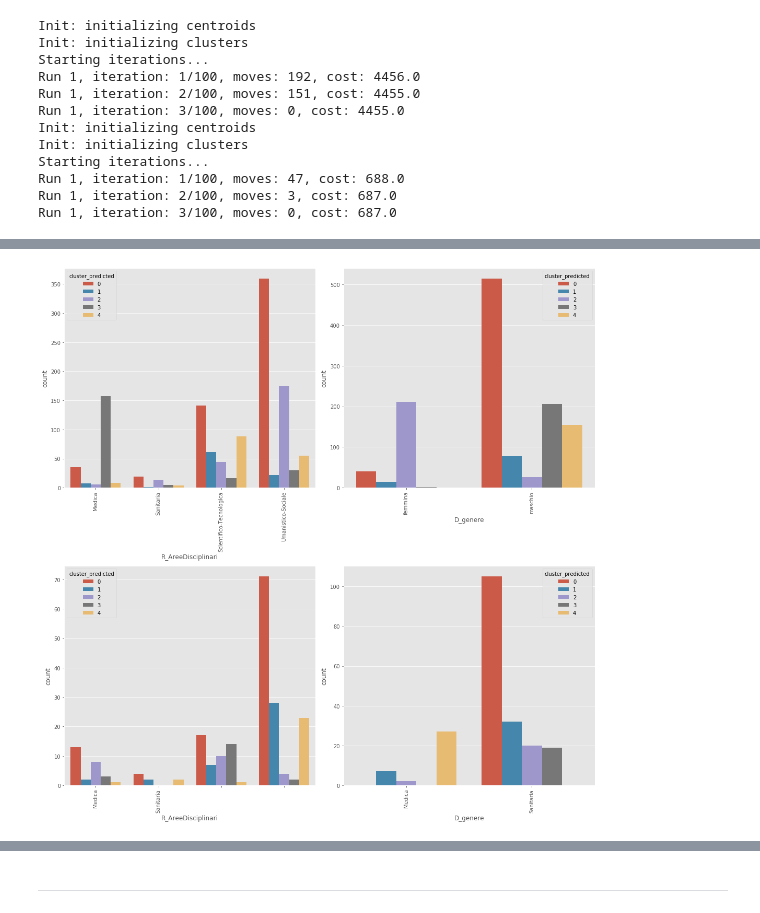
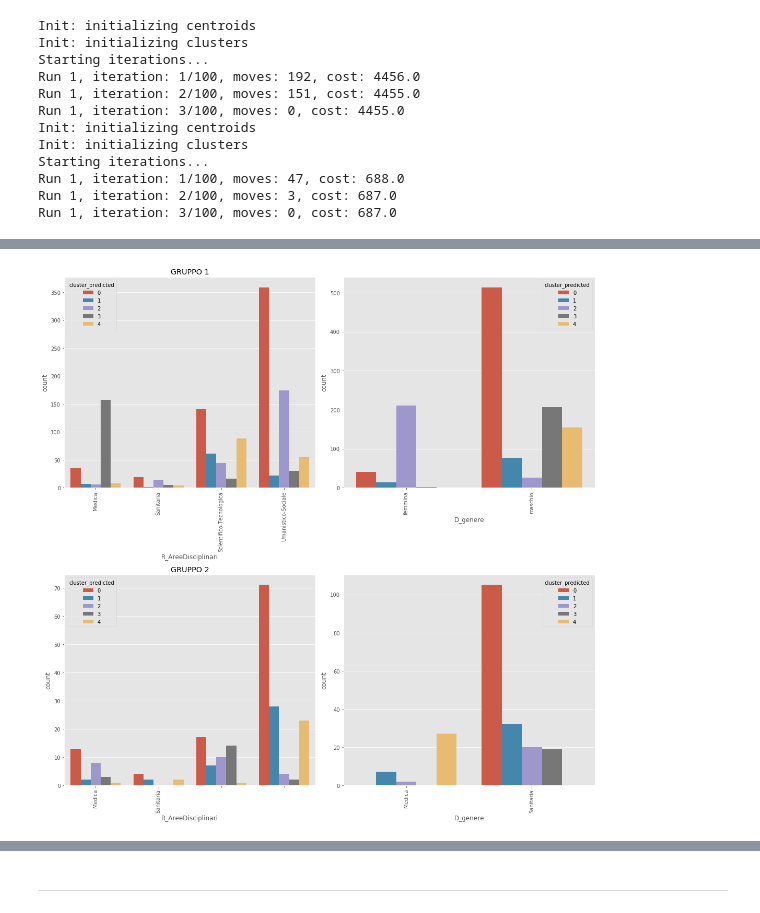
Before and after one commit to domdiac/FORPSICOM, a Jupyter notebook: K Means - 5 cluster.ipynb, the cells around one changed output, grey strips where cells are left out. Cells and saved outputs as stored; diff of their text form; code cells hidden in the pictures.

```diff
--- a/K Means - 5 cluster.ipynb
+++ b/K Means - 5 cluster.ipynb
@@ -269,24 +272,28 @@ plt.show()
 # %%
 f, axs = plt.subplots(2,2,figsize = (15,15))
 
 a=sns.countplot(x=combinedDf1['R_AreeDisciplinari'],hue=combinedDf1['cluster_predicted'],ax=axs[0,0])
 b=sns.countplot(x=combinedDf1['D_genere'],hue=combinedDf1['cluster_predicted'],ax=axs[0,1])
 
 d=sns.countplot(x=combinedDf2['R_AreeDisciplinari'],hue=combinedDf2['cluster_predicted'],ax=axs[1,0])
 e=sns.countplot(x=combinedDf2['D_genere'],hue=combinedDf2['cluster_predicted'],ax=axs[1,1])
+
+
+a.set_title("GRUPPO 1")
+d.set_title("GRUPPO 2")
 
 
 a.set_xticklabels(a.get_xticklabels(), rotation=90)
 b.set_xticklabels(b.get_xticklabels(), rotation=90)
 
 e.set_xticklabels(d.get_xticklabels(), rotation=90)
 d.set_xticklabels(e.get_xticklabels(), rotation=90)
 
 
 plt.tight_layout()
 plt.show()
 # %% [output]
-[figure, old version]
+[figure, new version]
 # %%
 f, axs = plt.subplots(1,3,figsize = (15,5))
 a=sns.countplot(x=combinedDf1['D_Tipologia_Attivita'],hue=combinedDf1['cluster_predicted'],ax=axs[0])
```
Also changed, not shown: parts of 14 cells of this notebook.
